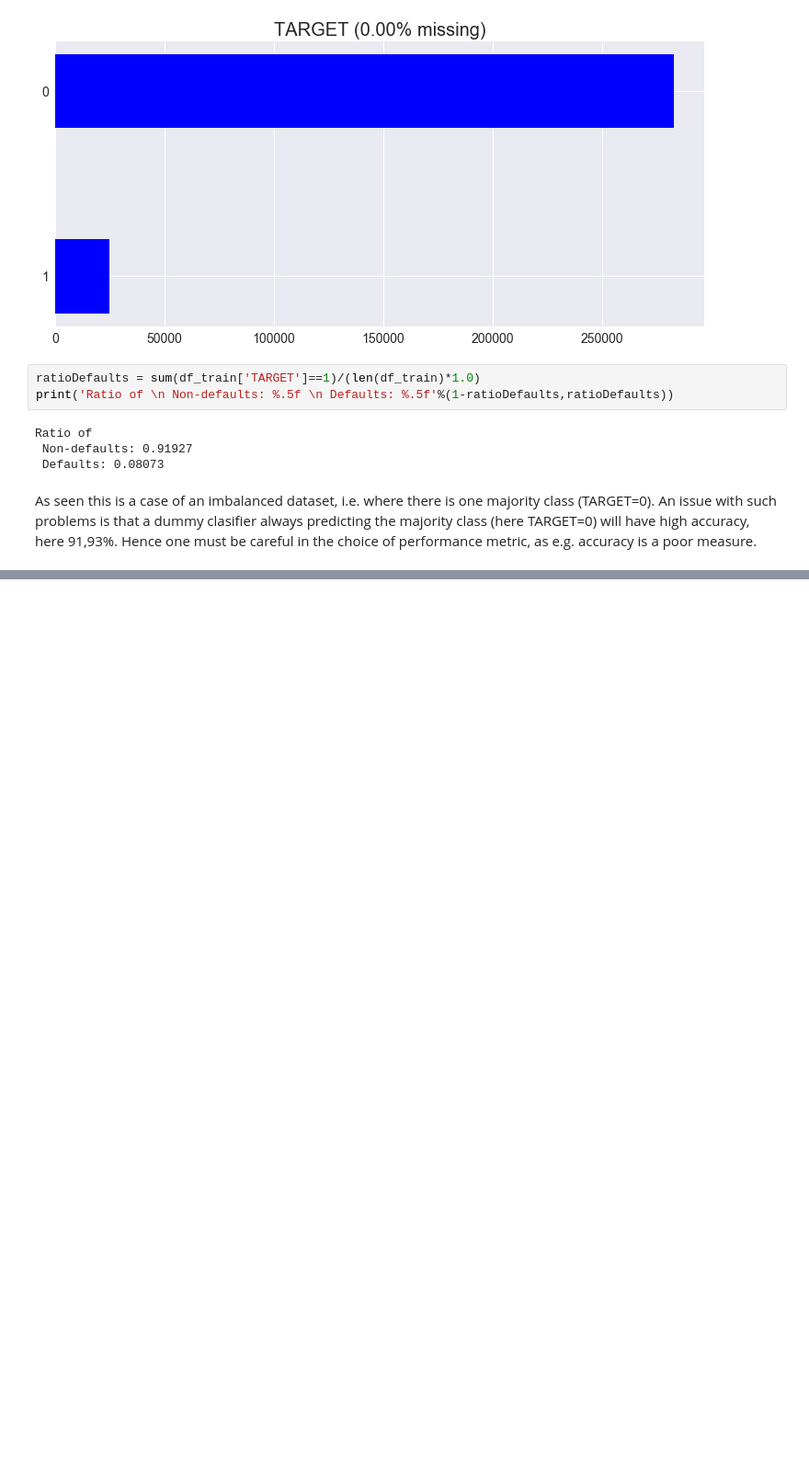
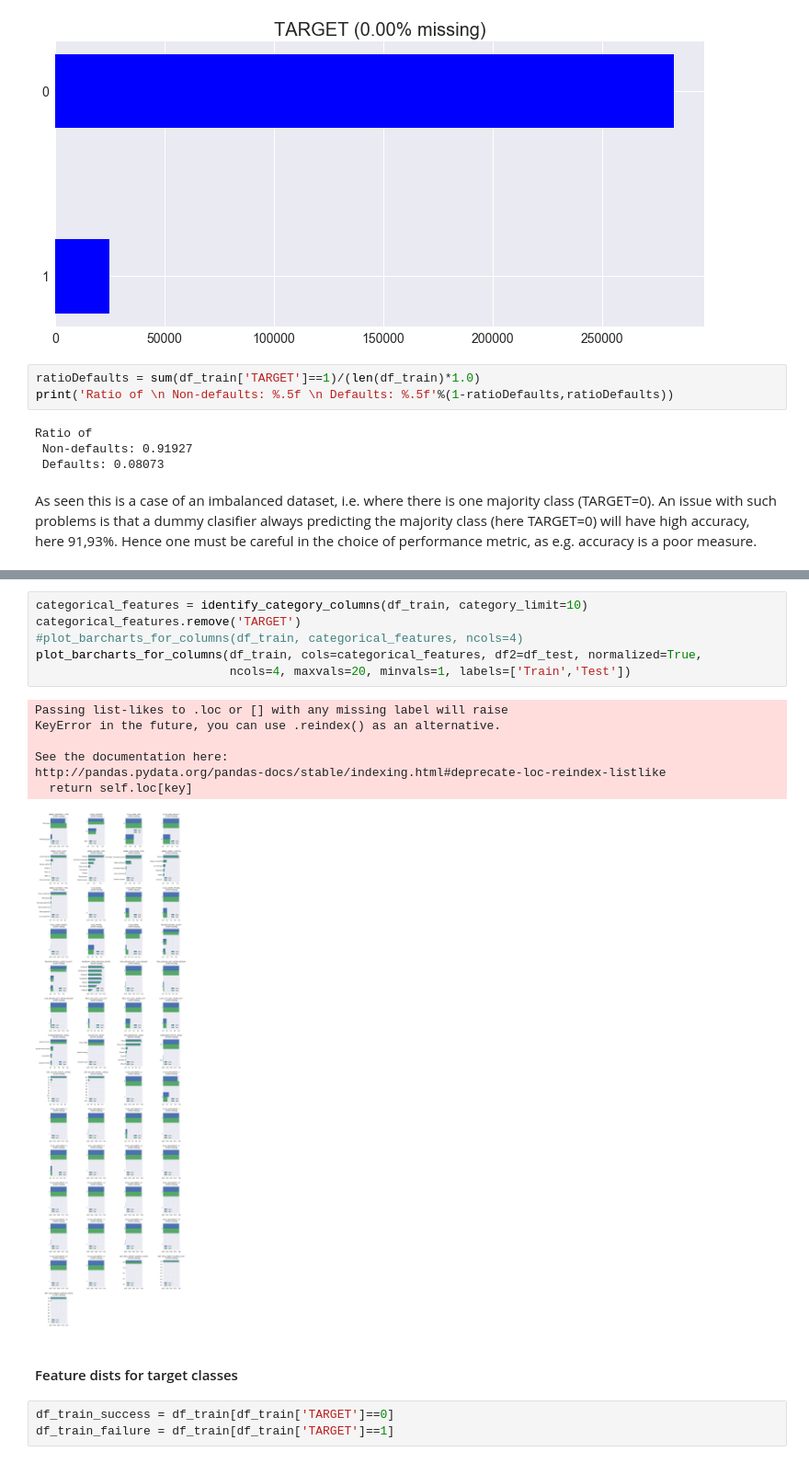
Before and after one commit to DavidVolentLindberg/kaggle_HomeCreditDefaultRisk, a Jupyter notebook: notebooks/EDA HomeCreditDefaultRisk.ipynb, the cells around one changed output, grey strips where cells are left out. Shown at 92% size. Drawn from its saved outputs; the diff is of its cells as text; blank space fills up the shorter version.

```diff
--- a/notebooks/EDA HomeCreditDefaultRisk.ipynb
+++ b/notebooks/EDA HomeCreditDefaultRisk.ipynb
@@ -121,0 +210,19 @@ An issue with such problems is that a dummy clasifier always predicting the majo
+# %%
+categorical_features = identify_category_columns(df_train, category_limit=10)
+categorical_features.remove('TARGET')
+#plot_barcharts_for_columns(df_train, categorical_features, ncols=4)
+plot_barcharts_for_columns(df_train, cols=categorical_features, df2=df_test, normalized=True,
+                           ncols=4, maxvals=20, minvals=1, labels=['Train','Test'])
+# %% [output]
+Passing list-likes to .loc or [] with any missing label will raise
+KeyError in the future, you can use .reindex() as an alternative.
+
+See the documentation here:
+http://pandas.pydata.org/pandas-docs/stable/indexing.html#deprecate-loc-reindex-listlike
+  return self.loc[key]
+[figure, added]
+# %% [markdown]
+#### Feature dists for target classes
+# %%
+df_train_success = df_train[df_train['TARGET']==0]
+df_train_failure = df_train[df_train['TARGET']==1]
```
Also changed, not shown: parts of 12 cells of this notebook.
